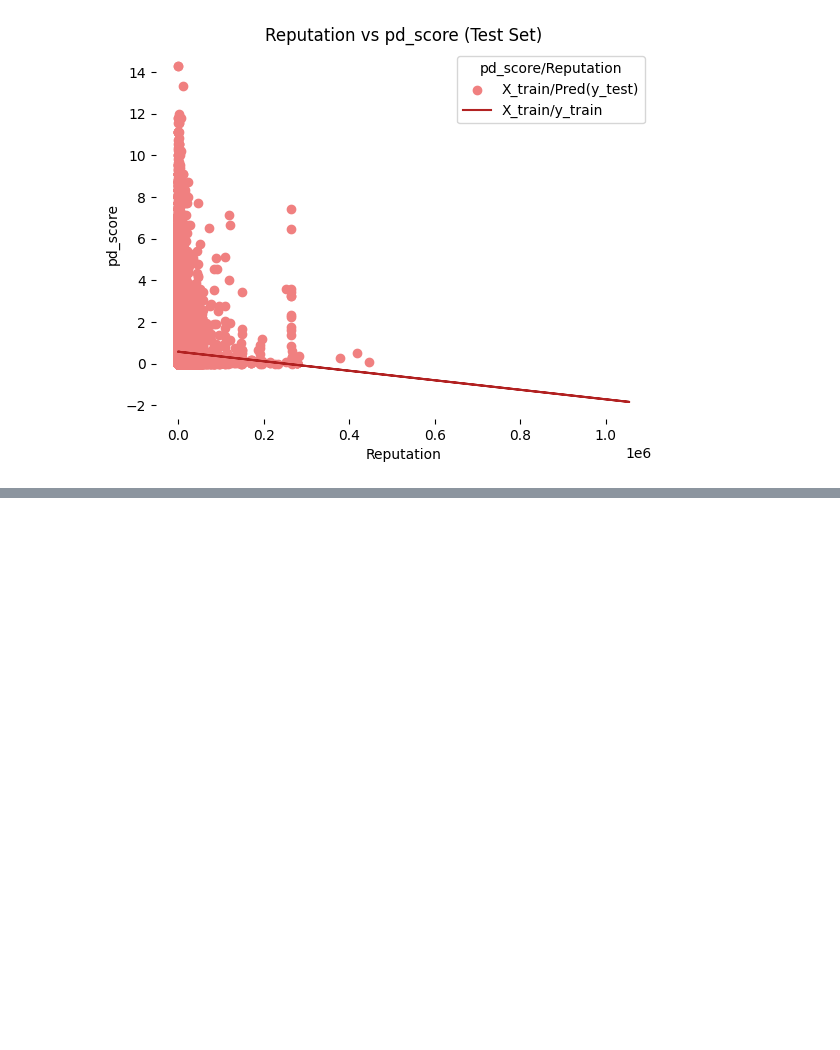
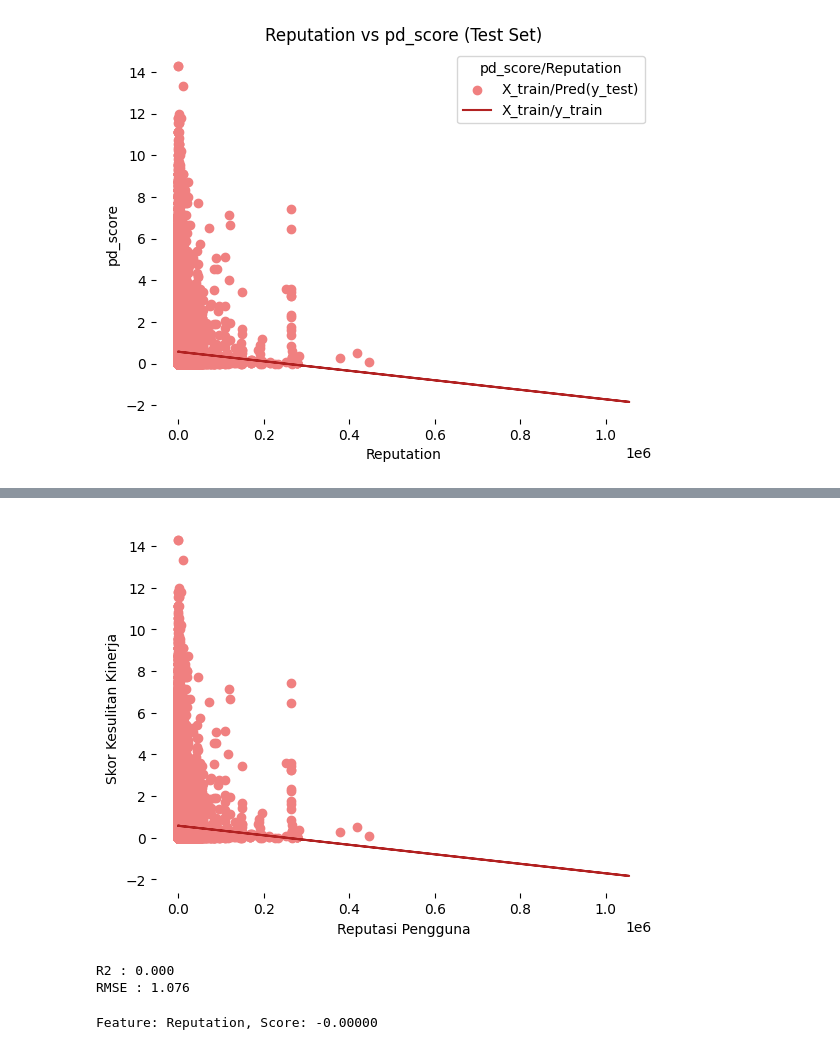
Before and after one commit to vanesyaaura/SO-react-question-complexity, a Jupyter notebook: Data Analysis/P7 linearRegression.ipynb, the cells around one changed output, grey strips where cells are left out. Cells and saved outputs as stored; diff of their text form; code cells hidden in the pictures; blank space fills up the shorter version.

```diff
--- a/Data Analysis/P7 linearRegression.ipynb
+++ b/Data Analysis/P7 linearRegression.ipynb
@@ -40,3 +40,6 @@ df.isnull().sum()
 | Reputation | 0 |
 | pd_score | 0 |
 dtype: int64
+# %%
+X = df[['Reputation']]
+y = df['pd_score']
@@ -64,11 +92,10 @@ plt.box(False)
 plt.show()
 # %% [output]
 [figure]
-# %%
-X = df.iloc[:, : 1]
-y = df.iloc[:, 1 :]
 # %%
-X_train, X_test, y_train, y_test = train_test_split(X, y, test_size=0.2, random_state=0)
+X_train, X_test, y_train, y_test = train_test_split(
+    X, y, test_size=0.2, random_state=0
+)
 # %%
 regressor = LinearRegression()
 regressor.fit(X_train, y_train)
@@ -107,0 +135,25 @@ Intercept: [0.56661962]
+# %%
+plt.scatter(X_test, y_test, color='lightcoral')
+plt.plot(X_train, y_pred_train, color='firebrick')
+plt.xlabel('Reputasi Pengguna')
+plt.ylabel('Skor Kesulitan Kinerja')
+plt.box(False)
+plt.show()
+# %% [output]
+[figure, added]
+# %%
+from sklearn import metrics
+R2 = metrics.r2_score(y_test, y_pred_test)
+rmse = (np.sqrt(metrics.mean_squared_error(y_test, y_pred_test)))
+print("R2 : {0:.3f}".format(R2))
+print("RMSE : {0:.3f}".format(rmse))
+# %% [output]
+R2 : 0.000
+RMSE : 1.076
+# %%
+importance = regressor.coef_
+variables = ["Reputation"]
+for i, v in zip(variables, importance):
+    print("Feature: %s, Score: %.5f" % (i, v))
+# %% [output]
+Feature: Reputation, Score: -0.00000
```
Also changed, not shown: parts of 4 cells of this notebook, 12 other files.
